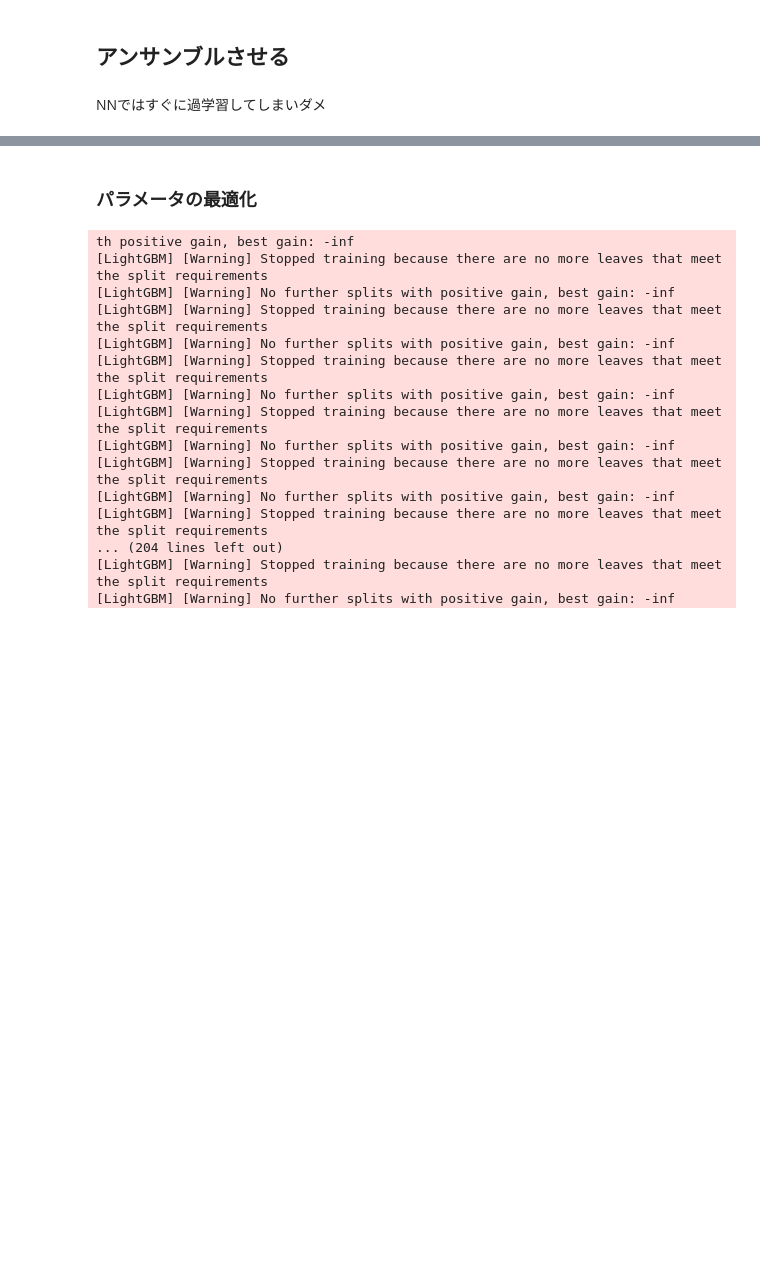
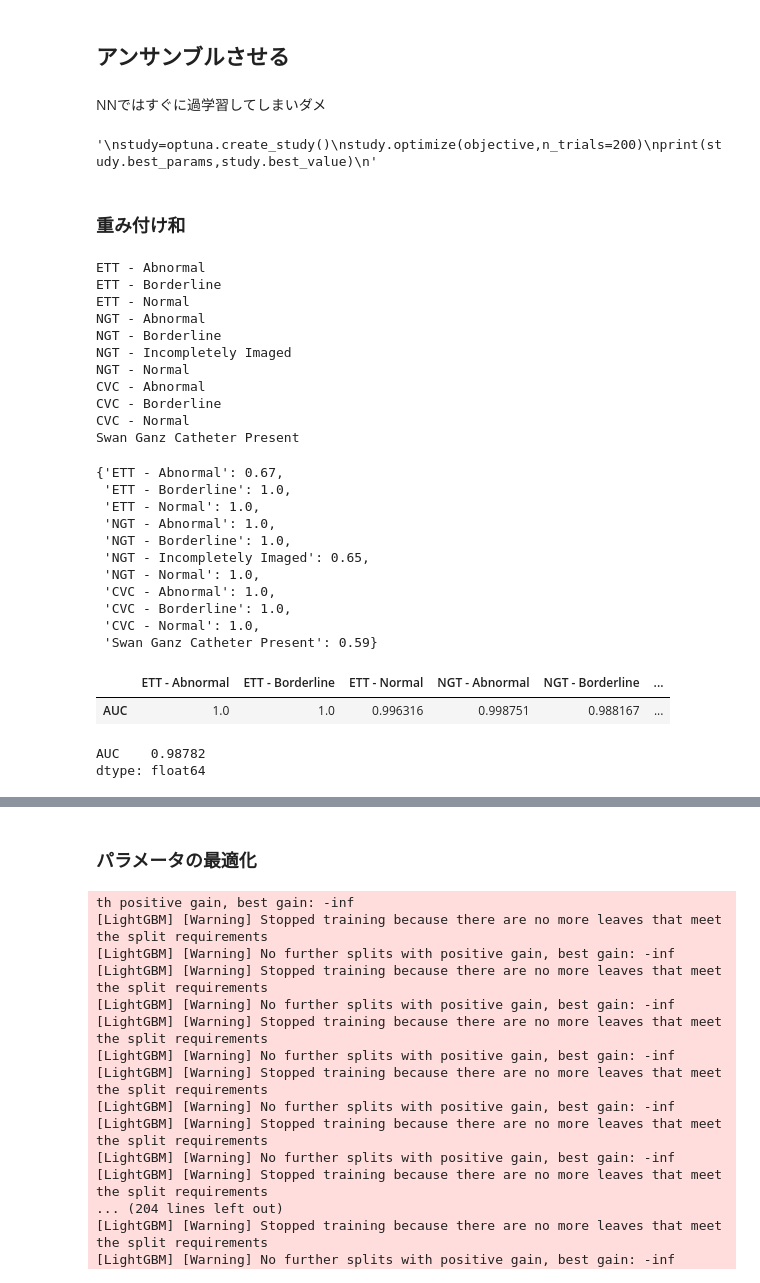
Before and after one commit to Hokoku/catheter, a Jupyter notebook: ensemble_nn_lgb_training.ipynb, the cells around one changed output, grey strips where cells are left out. Saved outputs shown, nothing was run; the diff lists cells and outputs as text; code cells hidden in the pictures; blank space fills up the shorter version.

Commit message:
add ensemble models

```diff
--- a/ensemble_nn_lgb_training.ipynb
+++ b/ensemble_nn_lgb_training.ipynb
@@ -202,10 +207,9 @@ def objective(trial):
     results=pd.DataFrame(index=["AUC"],columns=CFG.target_cols)
 
 
-    rf_max_depth=trial.suggest_int("rf_max_depth",2,32,step=2)
-    rf_n_estimators=trial.suggest_int("rf_n_estimators",100,500,step=100)
+    logi_c=trial.suggest_int("logi_c",1,1e10,log=True)
+    clf=LogisticRegression(random_state=0,C=logi_c)
 
-    classifier_obj=RandomForestClassifier(max_depth=rf_max_depth,n_estimators=rf_n_estimators,random_state=0)
 
     for col_name in CFG.target_cols:
 
@@ -213,11 +217,74 @@ def objective(trial):
         val_input=pd.concat([val_lgb[col_name],val_dense[col_name]],axis=1)
 
 
-        classifier_obj.fit(train_input,train_target[col_name])
+        clf.fit(train_input,train_target[col_name])
 
-        ensemble_pred=classifier_obj.predict_proba(val_input)[:,1]
+        ensemble_pred=clf.predict_proba(val_input)[:,1]
         score=roc_auc_score(val_target[col_name],ensemble_pred)
 
         results.loc["AUC",col_name]=score
 
     return results.mean(axis=1)
+
+
+"""
+study=optuna.create_study()
+study.optimize(objective,n_trials=200)
+print(study.best_params,study.best_value)
+"""
+# %% [output]
+'\nstudy=optuna.create_study()\nstudy.optimize(objective,n_trials=200)\nprint(study.best_params,study.best_value)\n'
+# %% [markdown]
+### 重み付け和
+# %%
+results=pd.DataFrame(index=["AUC"],columns=CFG.target_cols)
+
+best_params={}
+
+
+for col_name in CFG.target_cols:
+    print(col_name)
+
+    best_value=(0,0)
+
+    for p in range(101):
+        p*=0.01
+
+        ensemble_pred=train_lgb[col_name]*p+train_dense[col_name]*(1-p)
+        score=roc_auc_score(train_target[col_name],ensemble_pred)
+
+        if score>best_value[1]:
+            best_value=(p,score)
+
+    best_params[col_name]=best_value[0]
+
+    results.loc["AUC",col_name]=best_value[1]
+
+display(best_params,results,results.mean(axis=1))
+# %% [output]
+ETT - Abnormal
+ETT - Borderline
+ETT - Normal
+NGT - Abnormal
+NGT - Borderline
+NGT - Incompletely Imaged
+NGT - Normal
+CVC - Abnormal
+CVC - Borderline
+CVC - Normal
+Swan Ganz Catheter Present
+{'ETT - Abnormal': 0.67,
+ 'ETT - Borderline': 1.0,
+ 'ETT - Normal': 1.0,
+ 'NGT - Abnormal': 1.0,
+ 'NGT - Borderline': 1.0,
+ 'NGT - Incompletely Imaged': 0.65,
+ 'NGT - Normal': 1.0,
+ 'CVC - Abnormal': 1.0,
+ 'CVC - Borderline': 1.0,
+ 'CVC - Normal': 1.0,
+ 'Swan Ganz Catheter Present': 0.59}
+|  | ETT - Abnormal | ETT - Borderline | ETT - Normal | NGT - Abnormal | NGT - Borderline | ... |
+| AUC | 1.0 | 1.0 | 0.996316 | 0.998751 | 0.988167 | ... |
+AUC    0.98782
+dtype: float64
```
Also changed, not shown: parts of 4 cells of this notebook, 5 other files.
